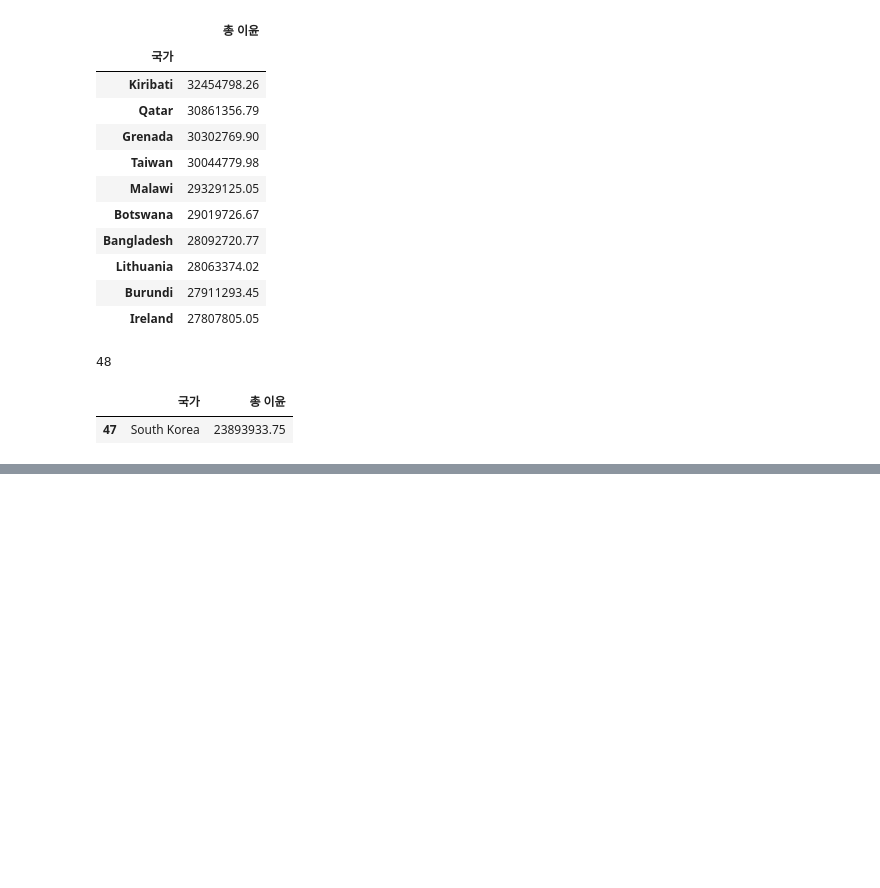
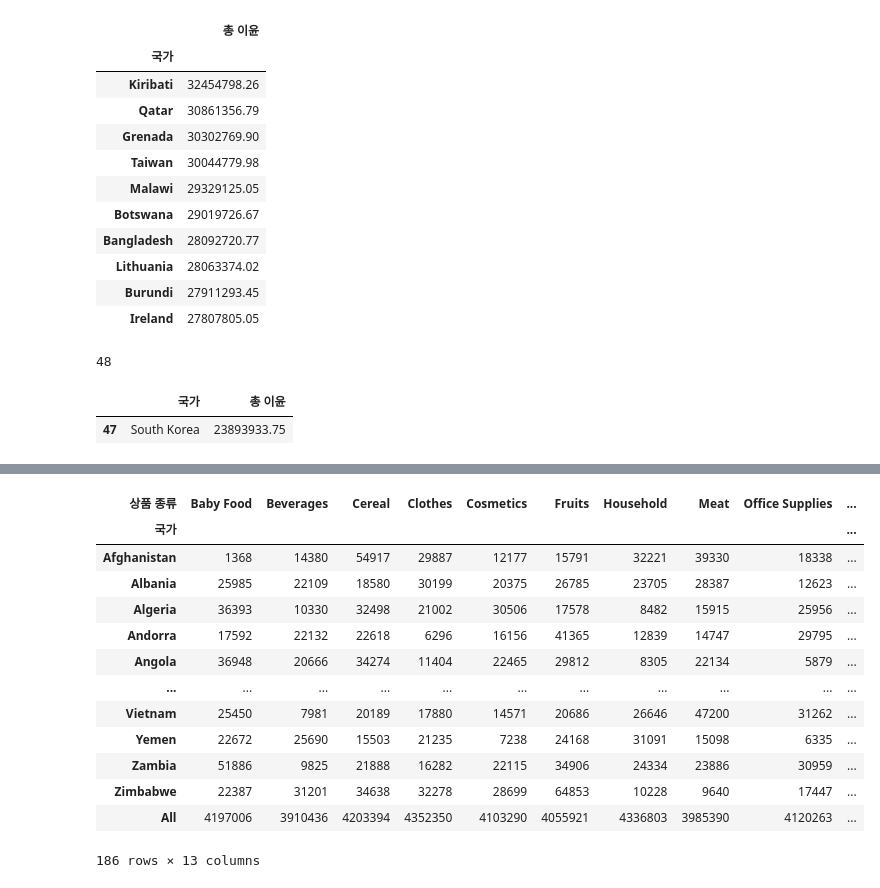
Before and after one commit to KHseo32/test, a Jupyter notebook: 3월 22일/240322(Sales).ipynb, the cells around one changed output, grey strips where cells are left out. Cells and saved outputs as stored; diff of their text form; code cells hidden in the pictures; blank space fills up the shorter version.

```diff
--- a/3월 22일/240322(Sales).ipynb
+++ b/3월 22일/240322(Sales).ipynb
@@ -197,0 +243,27 @@ group_data3.loc[
+# %%
+# pivot_table()
+## pandas에 내장된 함수
+pd.pivot_table(
+    df,
+    index = '국가',
+    columns = '상품 종류',
+    values = '판매 개수',
+    aggfunc = 'sum',
+    margins = True,
+    fill_value = 0
+)
+# %% [output]
+| 상품 종류 | Baby Food | Beverages | Cereal | Clothes | Cosmetics | Fruits | Household | Meat | Office Supplies | ... |
+| 국가 |  |  |  |  |  |  |  |  |  | ... |
+| Afghanistan | 1368 | 14380 | 54917 | 29887 | 12177 | 15791 | 32221 | 39330 | 18338 | ... |
+| Albania | 25985 | 22109 | 18580 | 30199 | 20375 | 26785 | 23705 | 28387 | 12623 | ... |
+| Algeria | 36393 | 10330 | 32498 | 21002 | 30506 | 17578 | 8482 | 15915 | 25956 | ... |
+| Andorra | 17592 | 22132 | 22618 | 6296 | 16156 | 41365 | 12839 | 14747 | 29795 | ... |
+| Angola | 36948 | 20666 | 34274 | 11404 | 22465 | 29812 | 8305 | 22134 | 5879 | ... |
+| ... | ... | ... | ... | ... | ... | ... | ... | ... | ... | ... |
+| Vietnam | 25450 | 7981 | 20189 | 17880 | 14571 | 20686 | 26646 | 47200 | 31262 | ... |
+| Yemen | 22672 | 25690 | 15503 | 21235 | 7238 | 24168 | 31091 | 15098 | 6335 | ... |
+| Zambia | 51886 | 9825 | 21888 | 16282 | 22115 | 34906 | 24334 | 23886 | 30959 | ... |
+| Zimbabwe | 22387 | 31201 | 34638 | 32278 | 28699 | 64853 | 10228 | 9640 | 17447 | ... |
+| All | 4197006 | 3910436 | 4203394 | 4352350 | 4103290 | 4055921 | 4336803 | 3985390 | 4120263 | ... |
+186 rows × 13 columns
```
Also changed, not shown: parts of 4 cells of this notebook, 1 other file.
